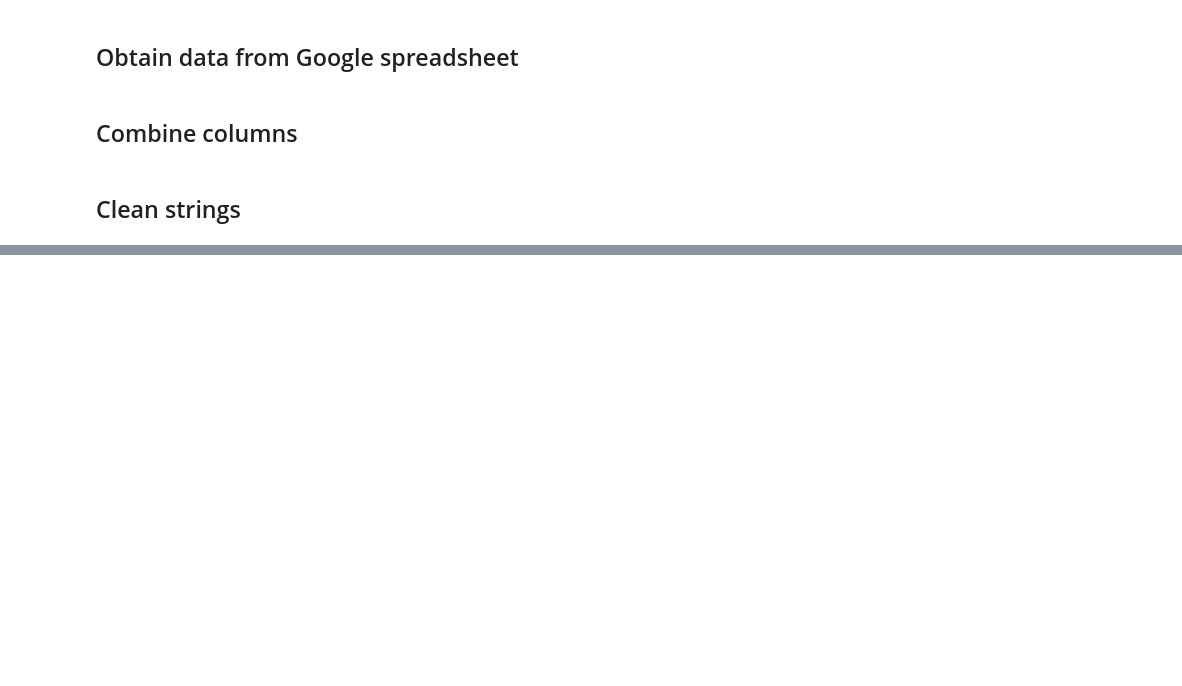
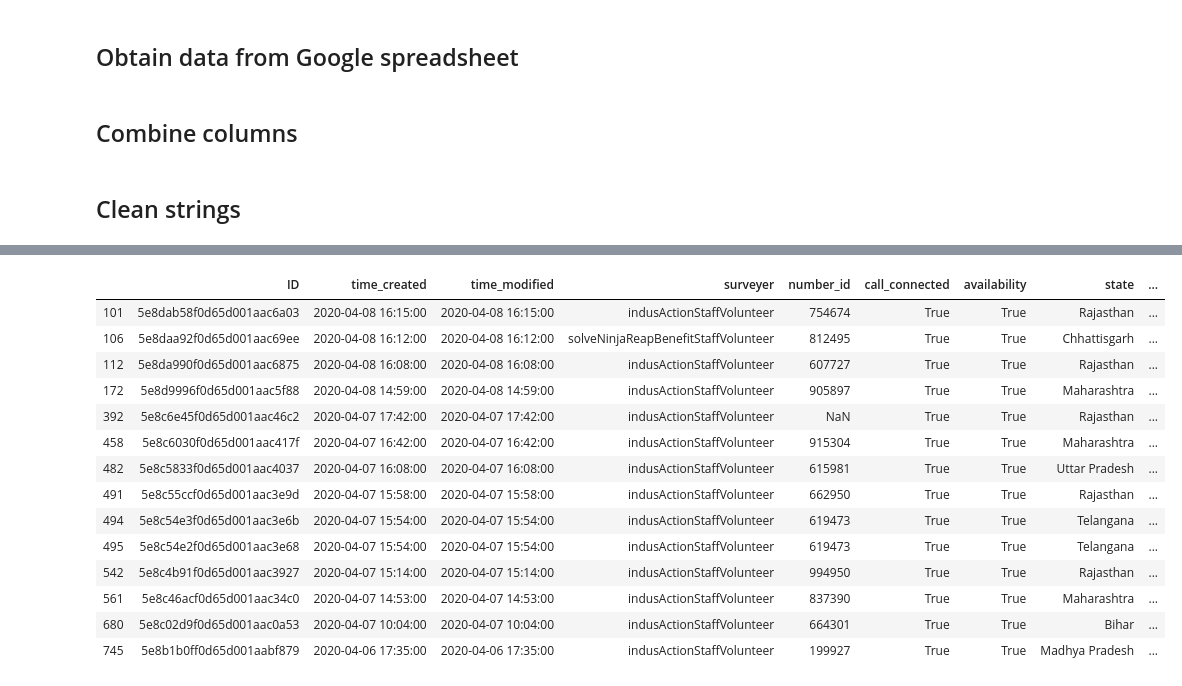
Before and after one commit to shrutijain90/indus-action, a Jupyter notebook: IA_survey_to_dashboard.ipynb, the cells around one changed output, grey strips where cells are left out. Saved outputs shown, nothing was run; the diff lists cells and outputs as text; code cells hidden in the pictures; blank space fills up the shorter version.

```diff
--- a/IA_survey_to_dashboard.ipynb
+++ b/IA_survey_to_dashboard.ipynb
@@ -158,0 +216,19 @@ district_dashboard = pd.DataFrame(columns = column_names)
+# %%
+# bpl and general ration
+survey[(survey['eligible_bpl_ration']==True) & (survey['eligible_general_ration']==True)]
+# %% [output]
+|  | ID | time_created | time_modified | surveyer | number_id | call_connected | availability | state | ... |
+| 101 | 5e8dab58f0d65d001aac6a03 | 2020-04-08 16:15:00 | 2020-04-08 16:15:00 | indusActionStaffVolunteer | 754674 | True | True | Rajasthan | ... |
+| 106 | 5e8daa92f0d65d001aac69ee | 2020-04-08 16:12:00 | 2020-04-08 16:12:00 | solveNinjaReapBenefitStaffVolunteer | 812495 | True | True | Chhattisgarh | ... |
+| 112 | 5e8da990f0d65d001aac6875 | 2020-04-08 16:08:00 | 2020-04-08 16:08:00 | indusActionStaffVolunteer | 607727 | True | True | Rajasthan | ... |
+| 172 | 5e8d9996f0d65d001aac5f88 | 2020-04-08 14:59:00 | 2020-04-08 14:59:00 | indusActionStaffVolunteer | 905897 | True | True | Maharashtra | ... |
+| 392 | 5e8c6e45f0d65d001aac46c2 | 2020-04-07 17:42:00 | 2020-04-07 17:42:00 | indusActionStaffVolunteer | NaN | True | True | Rajasthan | ... |
+| 458 | 5e8c6030f0d65d001aac417f | 2020-04-07 16:42:00 | 2020-04-07 16:42:00 | indusActionStaffVolunteer | 915304 | True | True | Maharashtra | ... |
+| 482 | 5e8c5833f0d65d001aac4037 | 2020-04-07 16:08:00 | 2020-04-07 16:08:00 | indusActionStaffVolunteer | 615981 | True | True | Uttar Pradesh | ... |
+| 491 | 5e8c55ccf0d65d001aac3e9d | 2020-04-07 15:58:00 | 2020-04-07 15:58:00 | indusActionStaffVolunteer | 662950 | True | True | Rajasthan | ... |
+| 494 | 5e8c54e3f0d65d001aac3e6b | 2020-04-07 15:54:00 | 2020-04-07 15:54:00 | indusActionStaffVolunteer | 619473 | True | True | Telangana | ... |
+| 495 | 5e8c54e2f0d65d001aac3e68 | 2020-04-07 15:54:00 | 2020-04-07 15:54:00 | indusActionStaffVolunteer | 619473 | True | True | Telangana | ... |
+| 542 | 5e8c4b91f0d65d001aac3927 | 2020-04-07 15:14:00 | 2020-04-07 15:14:00 | indusActionStaffVolunteer | 994950 | True | True | Rajasthan | ... |
+| 561 | 5e8c46acf0d65d001aac34c0 | 2020-04-07 14:53:00 | 2020-04-07 14:53:00 | indusActionStaffVolunteer | 837390 | True | True | Maharashtra | ... |
+| 680 | 5e8c02d9f0d65d001aac0a53 | 2020-04-07 10:04:00 | 2020-04-07 10:04:00 | indusActionStaffVolunteer | 664301 | True | True | Bihar | ... |
+| 745 | 5e8b1b0ff0d65d001aabf879 | 2020-04-06 17:35:00 | 2020-04-06 17:35:00 | indusActionStaffVolunteer | 199927 | True | True | Madhya Pradesh | ... |
```
Also changed, not shown: parts of 32 cells of this notebook.
